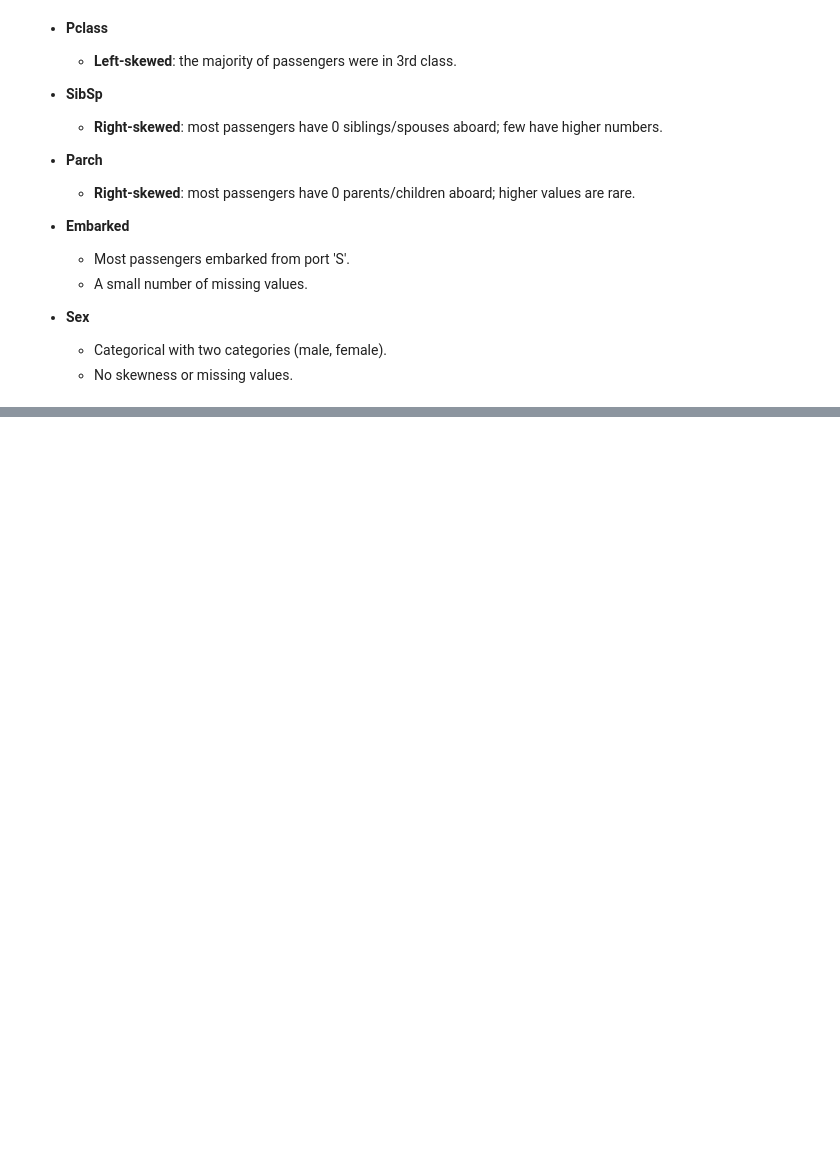
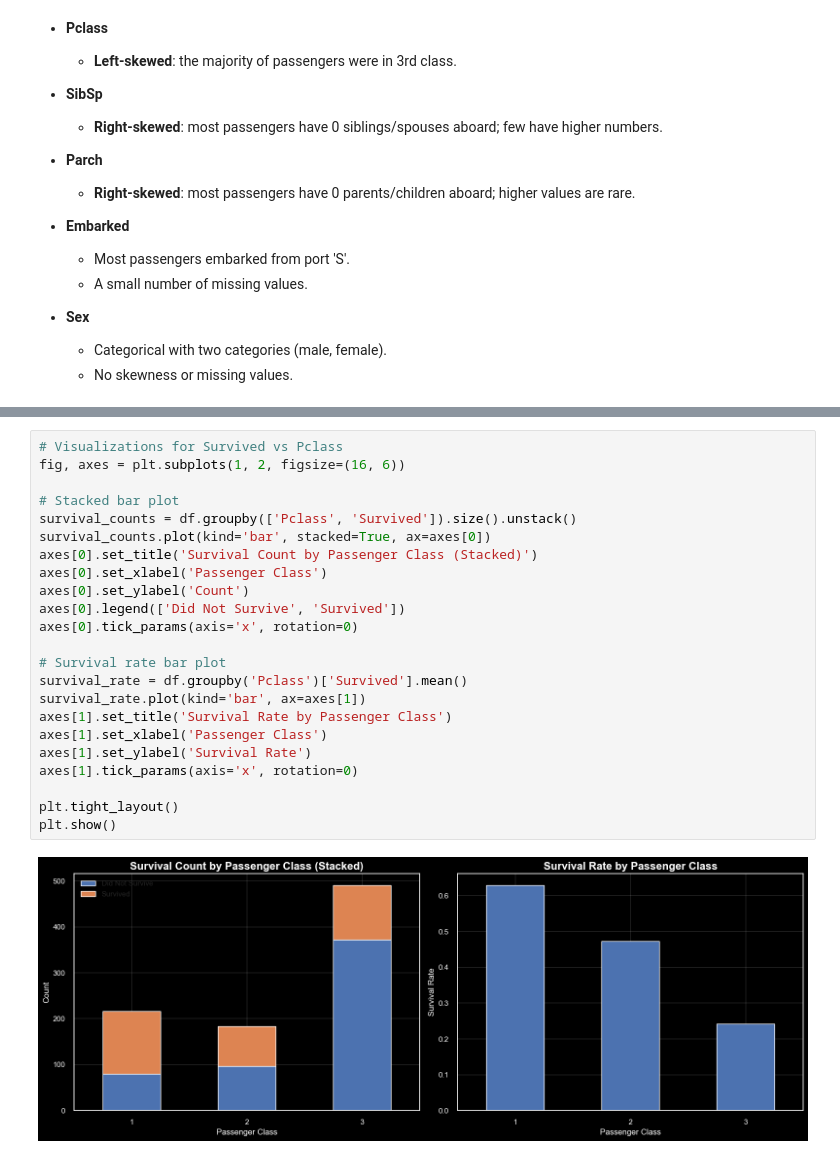
Before and after one commit to sbeeredd04/sandbox_private, a Jupyter notebook: ML/UnivariateAndBivariateExploratoryDataAnalysisEDAWithTitanicDataset.ipynb, the cells around one changed output, grey strips where cells are left out. Saved outputs shown, nothing was run; the diff lists cells and outputs as text; blank space fills up the shorter version.

```diff
--- a/ML/UnivariateAndBivariateExploratoryDataAnalysisEDAWithTitanicDataset.ipynb
+++ b/ML/UnivariateAndBivariateExploratoryDataAnalysisEDAWithTitanicDataset.ipynb
@@ -334,0 +485,25 @@ max      1.000000    3.000000    8.000000    6.000000
+# %%
+# Visualizations for Survived vs Pclass
+fig, axes = plt.subplots(1, 2, figsize=(16, 6))
+
+# Stacked bar plot
+survival_counts = df.groupby(['Pclass', 'Survived']).size().unstack()
+survival_counts.plot(kind='bar', stacked=True, ax=axes[0])
+axes[0].set_title('Survival Count by Passenger Class (Stacked)')
+axes[0].set_xlabel('Passenger Class')
+axes[0].set_ylabel('Count')
+axes[0].legend(['Did Not Survive', 'Survived'])
+axes[0].tick_params(axis='x', rotation=0)
+
+# Survival rate bar plot
+survival_rate = df.groupby('Pclass')['Survived'].mean()
+survival_rate.plot(kind='bar', ax=axes[1])
+axes[1].set_title('Survival Rate by Passenger Class')
+axes[1].set_xlabel('Passenger Class')
+axes[1].set_ylabel('Survival Rate')
+axes[1].tick_params(axis='x', rotation=0)
+
+plt.tight_layout()
+plt.show()
+# %% [output]
+[figure, added]
```
Also changed, not shown: parts of 16 cells of this notebook.
